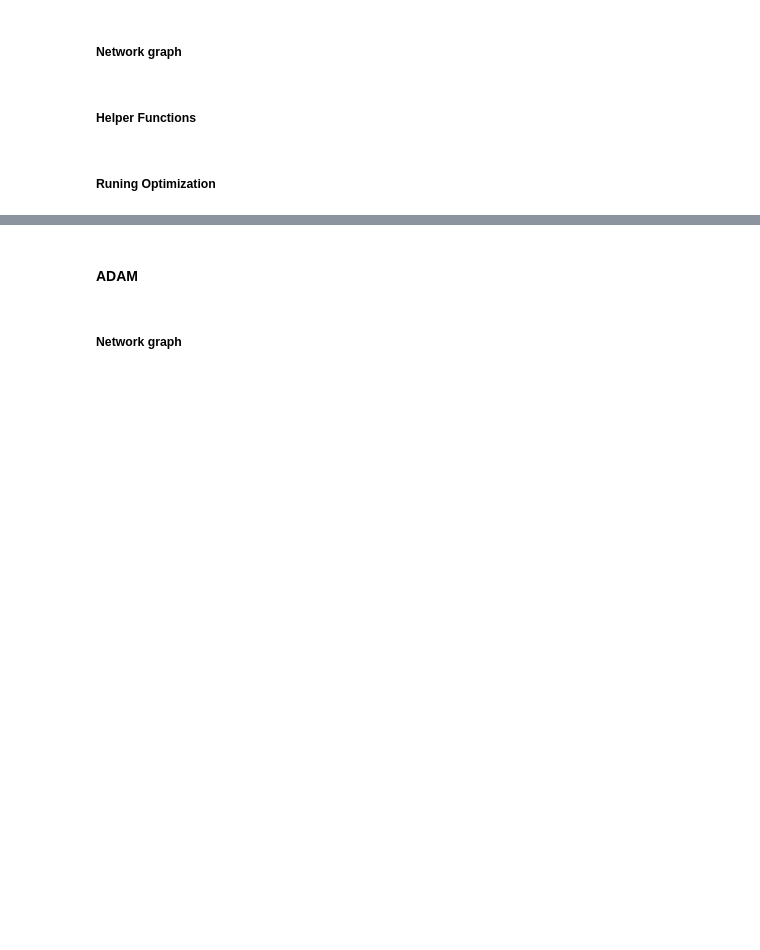
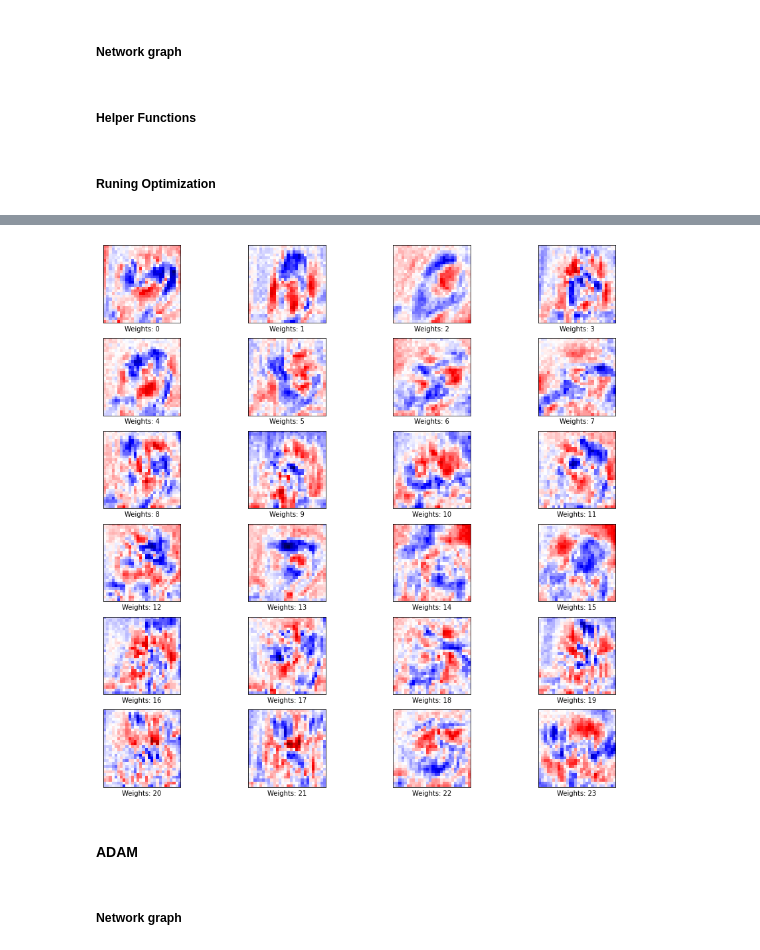
Before and after one commit to AminAlam/sign-language-Detector, a Jupyter notebook: Q01.ipynb, the cells around one changed output, grey strips where cells are left out. Cells and saved outputs as stored; diff of their text form; code cells hidden in the pictures; blank space fills up the shorter version.

```diff
--- a/Q01.ipynb
+++ b/Q01.ipynb
@@ -197,11 +208,15 @@ def plot_weights(weights):
     w = session.run(weights)
     w_min = -1
     w_max = 1
-    fig, axes = plt.subplots(1, 1, figsize=(5,5))
-    axes.imshow(np.uint8(abs(w)), vmin=w_min, vmax=w_max, cmap='seismic')
-    axes.set_xticks([])
-    axes.set_yticks([])
+    fig, axes = plt.subplots(6, 4, figsize=(15,15))
+    for i, ax in enumerate(axes.flat):
+      image = w[:, i].reshape(img_shape)
+      ax.imshow(image, vmin=w_min, vmax=w_max, cmap='seismic')
+      ax.set_xlabel("Weights: {0}".format(i))
+      ax.set_xticks([])
+      ax.set_yticks([])
     plt.show()
+
 
 def print_confusion_matrix():
     cls_true = feed_dict_train[y_true_cls]
@@ -264,3 +279,8 @@ Training Acc = 0.86 - Validation Acc = 0.85 - Test Acc = 0.67 - Loss = 1.1364
+# %%
+# plotting weights
+plot_weights(weights_out)
+# %% [output]
+[figure, added]
 # %% [markdown]
 #### ADAM
 # %% [markdown]
```
Also changed, not shown: parts of 48 cells of this notebook, 1 other file.
